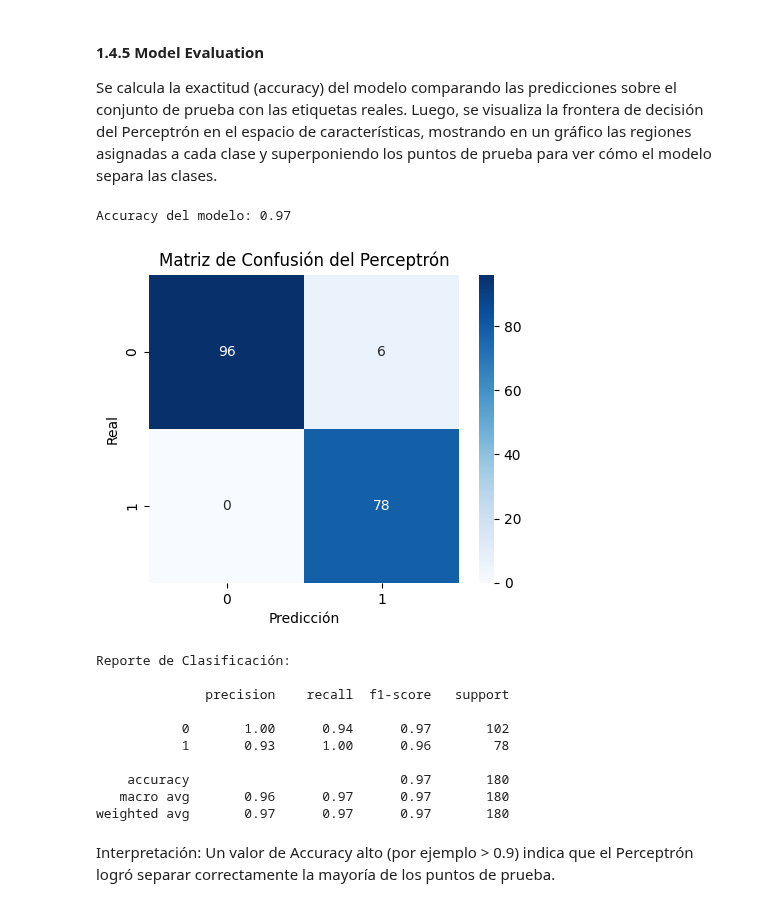
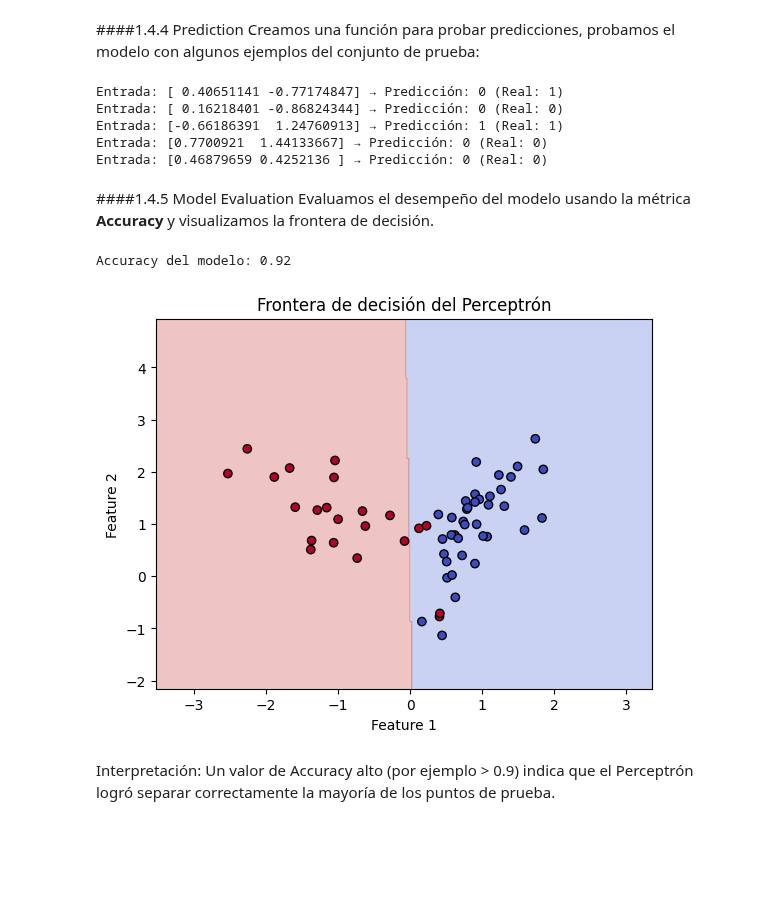
Before and after one commit to TheEvilWin/Clasificacion-Inteligente-de-Datos, a Jupyter notebook: Hands-on 1/Hands_on_1_Percepton_Notebook_(Tutorial)_Kevin_Ramses_Ramirez_Gomez.ipynb, the cells around one changed output. Cells and saved outputs as stored; diff of their text form; code cells hidden in the pictures; blank space fills up the shorter version.

```diff
--- a/Hands-on 1/Hands_on_1_Percepton_Notebook_(Tutorial)_Kevin_Ramses_Ramirez_Gomez.ipynb
+++ b/Hands-on 1/Hands_on_1_Percepton_Notebook_(Tutorial)_Kevin_Ramses_Ramirez_Gomez.ipynb
@@ -183,38 +110,45 @@ comparison
-# %% [markdown]
-#### 1.4.5 Model Evaluation
-
-Se calcula la exactitud (accuracy) del modelo comparando las predicciones sobre el conjunto de prueba con las etiquetas reales. Luego, se visualiza la frontera de decisión del Perceptrón en el espacio de características, mostrando en un gráfico las regiones asignadas a cada clase y superponiendo los puntos de prueba para ver cómo el modelo separa las clases.
-# %%
-# Calcular Accuracy
-acc = accuracy_score(y_test, y_pred)
-print(f"Accuracy del modelo: {acc:.2f}")
-
-# Matriz de confusión
-cm = confusion_matrix(y_test, y_pred)
-
-plt.figure(figsize=(5,4))
-sns.heatmap(cm, annot=True, fmt="d", cmap="Blues")
-plt.title("Matriz de Confusión del Perceptrón")
-plt.xlabel("Predicción")
-plt.ylabel("Real")
-plt.show()
-
-# Reporte detallado
-print("\nReporte de Clasificación:\n")
-print(classification_report(y_test, y_pred))
-# %% [output]
-Accuracy del modelo: 0.97
-[figure, removed]
-Reporte de Clasificación:
-
-              precision    recall  f1-score   support
-
-           0       1.00      0.94      0.97       102
-           1       0.93      1.00      0.96        78
-
-    accuracy                           0.97       180
-   macro avg       0.96      0.97      0.97       180
-weighted avg       0.97      0.97      0.97       180
+# %% [markdown]
+####1.4.4 Prediction
+Creamos una función para probar predicciones, probamos el modelo con algunos ejemplos del conjunto de prueba:
+# %%
+def test_predictions(model, X, y):
+    y_pred = model.predict(X)
+    for i in range(5):
+        print(f"Entrada: {X[i]} → Predicción: {y_pred[i]} (Real: {y[i]})")
+
+test_predictions(model, X_test, y_test)
+# %% [output]
+Entrada: [ 0.40651141 -0.77174847] → Predicción: 0 (Real: 1)
+Entrada: [ 0.16218401 -0.86824344] → Predicción: 0 (Real: 0)
+Entrada: [-0.66186391  1.24760913] → Predicción: 1 (Real: 1)
+Entrada: [0.7700921  1.44133667] → Predicción: 0 (Real: 0)
+Entrada: [0.46879659 0.4252136 ] → Predicción: 0 (Real: 0)
+# %% [markdown]
+####1.4.5 Model Evaluation
+Evaluamos el desempeño del modelo usando la métrica **Accuracy** y visualizamos la frontera de decisión.
+# %%
+# Calcular accuracy
+y_pred = model.predict(X_test)
+acc = accuracy_score(y_test, y_pred)
+print(f"Accuracy del modelo: {acc:.2f}")
+
+# Visualizar frontera de decisión
+x_min, x_max = X[:, 0].min() - 1, X[:, 0].max() + 1
+y_min, y_max = X[:, 1].min() - 1, X[:, 1].max() + 1
+xx, yy = np.meshgrid(np.arange(x_min, x_max, 0.02),
+                     np.arange(y_min, y_max, 0.02))
+Z = model.predict(np.c_[xx.ravel(), yy.ravel()])
+Z = Z.reshape(xx.shape)
+
+plt.contourf(xx, yy, Z, cmap='coolwarm', alpha=0.3)
+plt.scatter(X_test[:, 0], X_test[:, 1], c=y_test, cmap='coolwarm', edgecolors='k')
+plt.title("Frontera de decisión del Perceptrón")
+plt.xlabel("Feature 1")
+plt.ylabel("Feature 2")
+plt.show()
+# %% [output]
+Accuracy del modelo: 0.92
+[figure, added]
 # %% [markdown]
 
 
```
Also changed, not shown: parts of 18 cells of this notebook, 1 other file.
